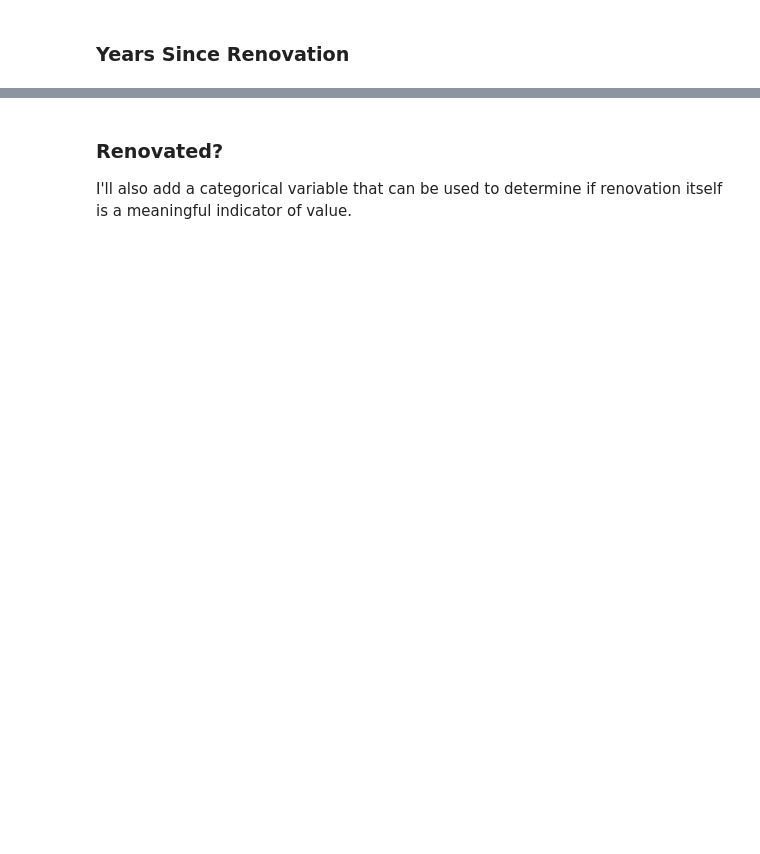
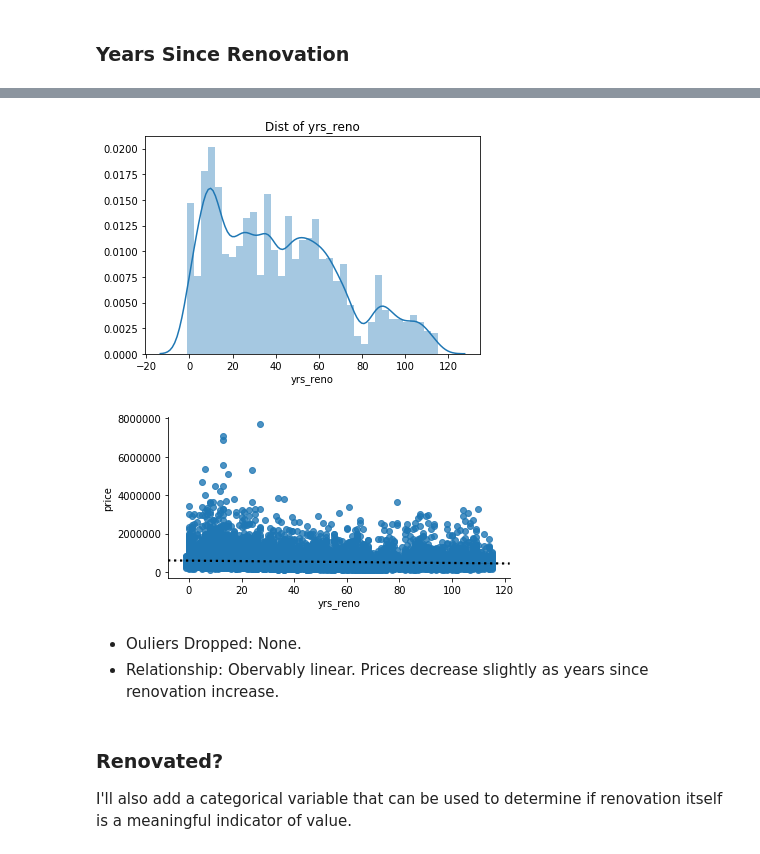
Before and after one commit to shsobieski/Housing-Valuation-Tool, a Jupyter notebook: ProjectNotebook.ipynb, the cells around one changed output, grey strips where cells are left out. Saved outputs shown, nothing was run; the diff lists cells and outputs as text; code cells hidden in the pictures; blank space fills up the shorter version.

```diff
--- a/ProjectNotebook.ipynb
+++ b/ProjectNotebook.ipynb
@@ -788,3 +774,17 @@ data['yrs_reno'].describe()
+# %%
+plt.title('Dist of yrs_reno')
+sns.distplot(data['yrs_reno'])
+plt.show();
+sns.lmplot(x = 'yrs_reno', y = 'price', data=data,
+           height=3, aspect= 2,
+           line_kws={'color':'black', 'linestyle':':'})
+plt.show();
+# %% [output]
+[figure, added]
+[figure, added]
+# %% [markdown]
+- Ouliers Dropped: None.
+- Relationship: Obervably linear. Prices decrease slightly as years since renovation increase.
 # %% [markdown]
 ### Renovated?
 I'll also add a categorical variable that can be used to determine if renovation itself is a meaningful indicator of value.
```
Also changed, not shown: parts of 109 cells of this notebook, 3 other files.
